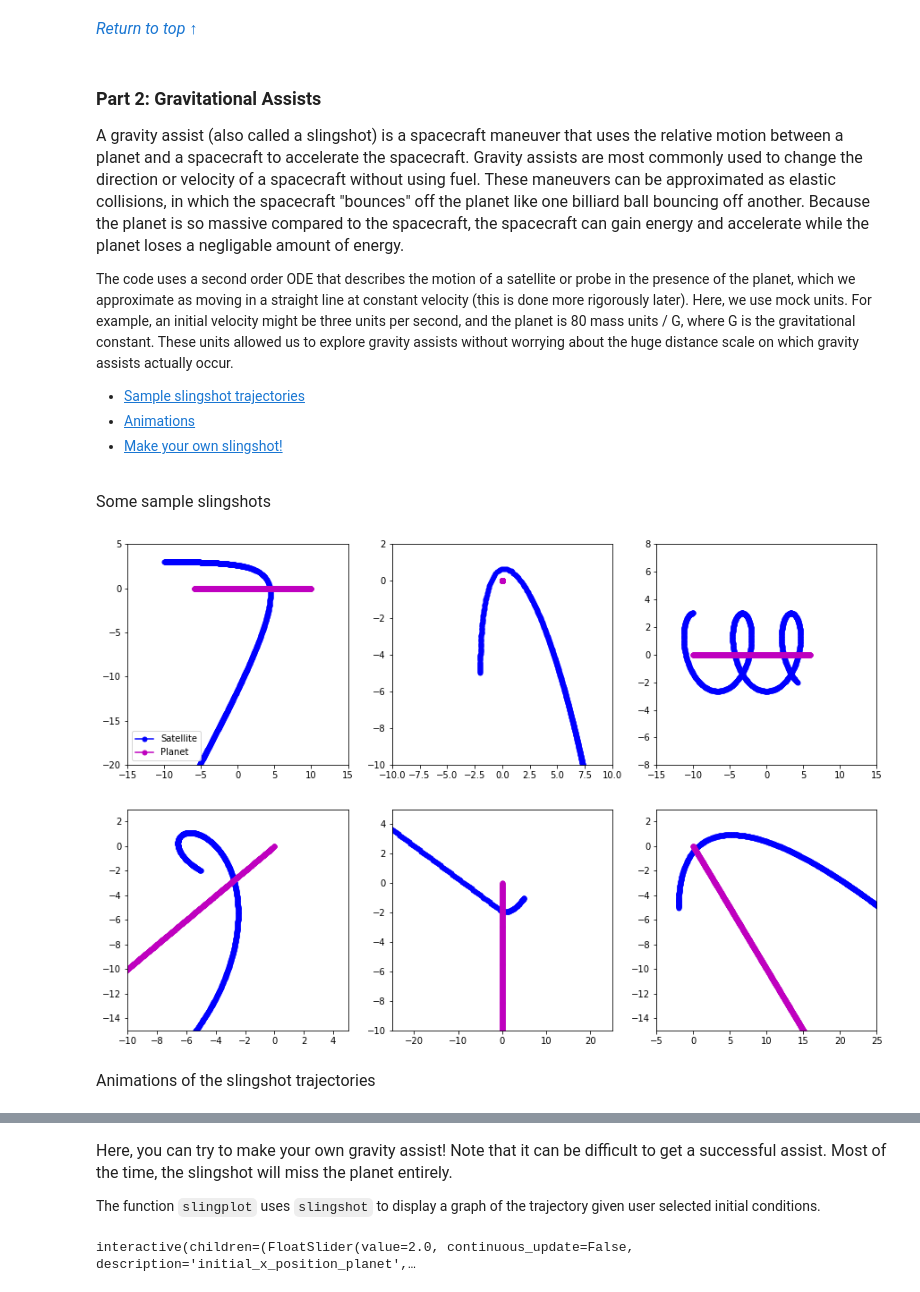
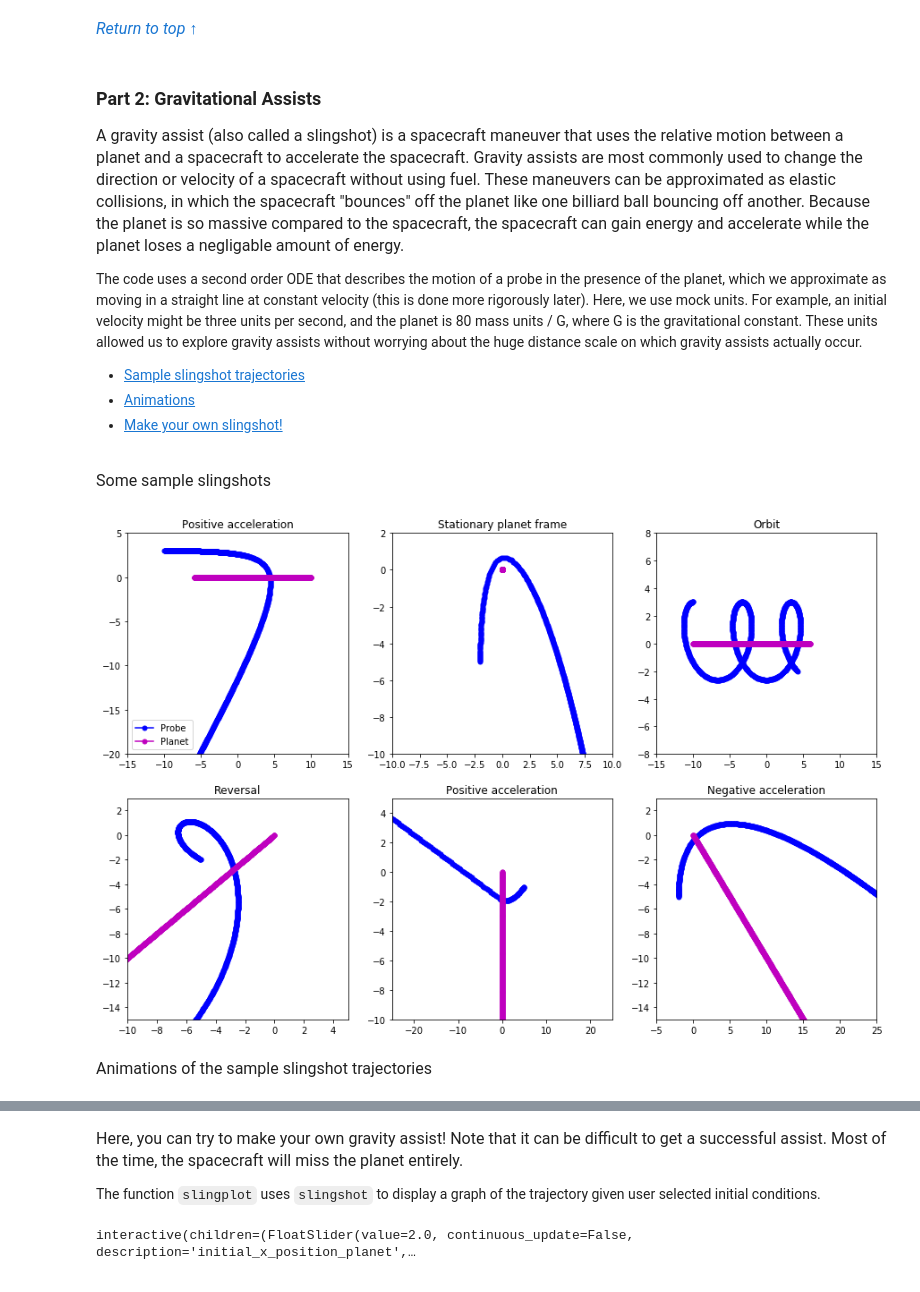
Before and after one commit to meh187/comp-methods-slingshot, a Jupyter notebook: Final Project Code.ipynb, the cells around one changed output, grey strips where cells are left out. Drawn from its saved outputs; the diff is of its cells as text; code cells hidden in the pictures.

```diff
--- a/Final Project Code.ipynb
+++ b/Final Project Code.ipynb
@@ -461,7 +461,7 @@ interactive(children=(FloatSlider(value=13720.0, continuous_update=False, descri
 
 <font size = 3>A gravity assist (also called a slingshot) is a spacecraft maneuver that uses the relative motion between a planet and a spacecraft to accelerate the spacecraft. Gravity assists are most commonly used to change the direction or velocity of a spacecraft without using fuel. These maneuvers can be approximated as elastic collisions, in which the spacecraft "bounces" off the planet like one billiard ball bouncing off another. Because the planet is so massive compared to the spacecraft, the spacecraft can gain energy and accelerate while the planet loses a negligable amount of energy. </font>
 
-The code uses a second order ODE that describes the motion of a satellite or probe in the presence of the planet, which we approximate as moving in a straight line at constant velocity (this is done more rigorously later). Here, we use mock units. For example, an initial velocity might be three units per second, and the planet is 80 mass units / G, where G is the gravitational constant. These units allowed us to explore gravity assists without worrying about the huge distance scale on which gravity assists actually occur.
+The code uses a second order ODE that describes the motion of a probe in the presence of the planet, which we approximate as moving in a straight line at constant velocity (this is done more rigorously later). Here, we use mock units. For example, an initial velocity might be three units per second, and the planet is 80 mass units / G, where G is the gravitational constant. These units allowed us to explore gravity assists without worrying about the huge distance scale on which gravity assists actually occur.
 
 - [Sample slingshot trajectories](#sampslingshots)
 - [Animations](#slinganimations)
@@ -515,9 +515,9 @@ def slingshot(xp0, yp0, vpx, vpy, x0, y0, dxdt0, dydt0):
 <font size = 3>Some sample slingshots</font>
 # %%
 # calculate slingshot trajectories
-sat_x1, sat_y1, x_1, y_1 = slingshot(-10, 0, 2, 0, -10, 3, -3, 0)
-sat_x2, sat_y2, x_2, y_2 = slingshot(10, 0, -2, 0, -10, 3, 3, 0)
-sat_x3, sat_y3, x_3, y_3 = slingshot(0, 0, 0, 0, -2, -5, 0, 5)
+sat_x1, sat_y1, x_1, y_1 = slingshot(10, 0, -2, 0, -10, 3, 3, 0)
+sat_x2, sat_y2, x_2, y_2 = slingshot(0, 0, 0, 0, -2, -5, 0, 5)
+sat_x3, sat_y3, x_3, y_3 = slingshot(-10, 0, 2, 0, -10, 3, -3, 0)
 sat_x4, sat_y4, x_4, y_4 = slingshot(0, 0, -2, -2, -5, -2, -3, 2)
 sat_x5, sat_y5, x_5, y_5 = slingshot(0, 0, 0, -3, 5, -1, -5, -2)
 sat_x6, sat_y6, x_6, y_6 = slingshot(0, 0, 2, -2, -2, -5, 0, 3)
@@ -528,51 +528,55 @@ sat_x6, sat_y6, x_6, y_6 = slingshot(0, 0, 2, -2, -2, -5, 0, 3)
 fig = plt.figure(figsize = (15, 10))
 
 plt.subplot(2, 3, 1)
-plt.plot(sat_x2, sat_y2, 'b.-', markersize = 10, label = 'Satellite')
-plt.plot(x_2, y_2, 'm.-', markersize = 10, label = 'Planet')
+plt.plot(sat_x1, sat_y1, 'b.-', markersize = 10, label = 'Probe')
+plt.plot(x_1, y_1, 'm.-', markersize = 10, label = 'Planet')
 plt.xlim(-15, 15)
 plt.ylim(-20, 5)
+plt.title("Positive acceleration")
 plt.legend(loc = 'lower left')
 
 plt.subplot(2, 3, 2)
-plt.plot(sat_x3, sat_y3, 'b.-', markersize = 10, label = 'Satellite')
-plt.plot(x_3, y_3, 'm.-', markersize = 10, label = 'Planet')
-plt.xlim(-10, 15)
-plt.ylim(-4, 8)
+plt.plot(sat_x2, sat_y2, 'b.-', markersize = 10, label = 'Probe')
+plt.plot(x_2, y_2, 'm.-', markersize = 10, label = 'Planet')
 plt.xlim(-10, 10)
 plt.ylim(-10, 2)
+plt.title("Stationary planet frame")
 
 plt.subplot(2, 3, 3)
-plt.plot(sat_x1, sat_y1, 'b.-', markersize = 10, label = 'Satellite')
-plt.plot(x_1, y_1, 'm.-', markersize = 10, label = 'Planet')
+plt.plot(sat_x3, sat_y3, 'b.-', markersize = 10, label = 'Probe')
+plt.plot(x_3, y_3, 'm.-', markersize = 10, label = 'Planet')
 plt.xlim(-15, 15)
 plt.ylim(-8, 8)
+plt.title("Orbit")
 
 plt.subplot(2, 3, 4)
-plt.plot(sat_x4, sat_y4, 'b.-', markersize = 10, label = 'Satellite')
+plt.plot(sat_x4, sat_y4, 'b.-', markersize = 10, label = 'Probe')
 plt.plot(x_4, y_4, 'm.-', markersize = 10, label = 'Planet')
 plt.xlim(-10, 5)
 plt.ylim(-15, 3)
+plt.title("Reversal")
 
 
 plt.subplot(2, 3, 5)
-plt.plot(sat_x5, sat_y5, 'b.-', markersize = 10, label = 'Satellite')
+plt.plot(sat_x5, sat_y5, 'b.-', markersize = 10, label = 'Probe')
 plt.plot(x_5, y_5, 'm.-', markersize = 10, label = 'Planet')
 plt.xlim(-25, 25)
 plt.ylim(-10, 5)
+plt.title("Positive acceleration")
 
 plt.subplot(2, 3, 6)
-plt.plot(sat_x6, sat_y6, 'b.-', markersize = 10, label = 'Satellite')
+plt.plot(sat_x6, sat_y6, 'b.-', markersize = 10, label = 'Probe')
 plt.plot(x_6, y_6, 'm.-', markersize = 10, label = 'Planet')
 plt.xlim(-5, 25)
 plt.ylim(-15, 3)
+plt.title("Negative acceleration")
 
 plt.show()
 # %% [output]
-[figure, old version]
+[figure, new version]
 # %% [markdown]
 <a id = "slinganimations"></a>
-<font size = 3>Animations of the slingshot trajectories</font>
+<font size = 3>Animations of the sample slingshot trajectories</font>
 # %%
 # animate the slingshots
 
@@ -675,7 +685,7 @@ HTML(anim.to_html5_video())
 # %% [output]
 [interactive output not drawn]
 # %% [markdown]
-<a id = "slingwidget"></a><font size = 3>Here, you can try to make your own gravity assist! Note that it can be difficult to get a successful assist. Most of the time, the slingshot will miss the planet entirely.</font>
+<a id = "slingwidget"></a><font size = 3>Here, you can try to make your own gravity assist! Note that it can be difficult to get a successful assist. Most of the time, the spacecraft will miss the planet entirely.</font>
 
 The function `slingplot` uses `slingshot` to display a graph of the trajectory given user selected initial conditions.
 # %%
```
Also changed, not shown: parts of 20 cells of this notebook.
